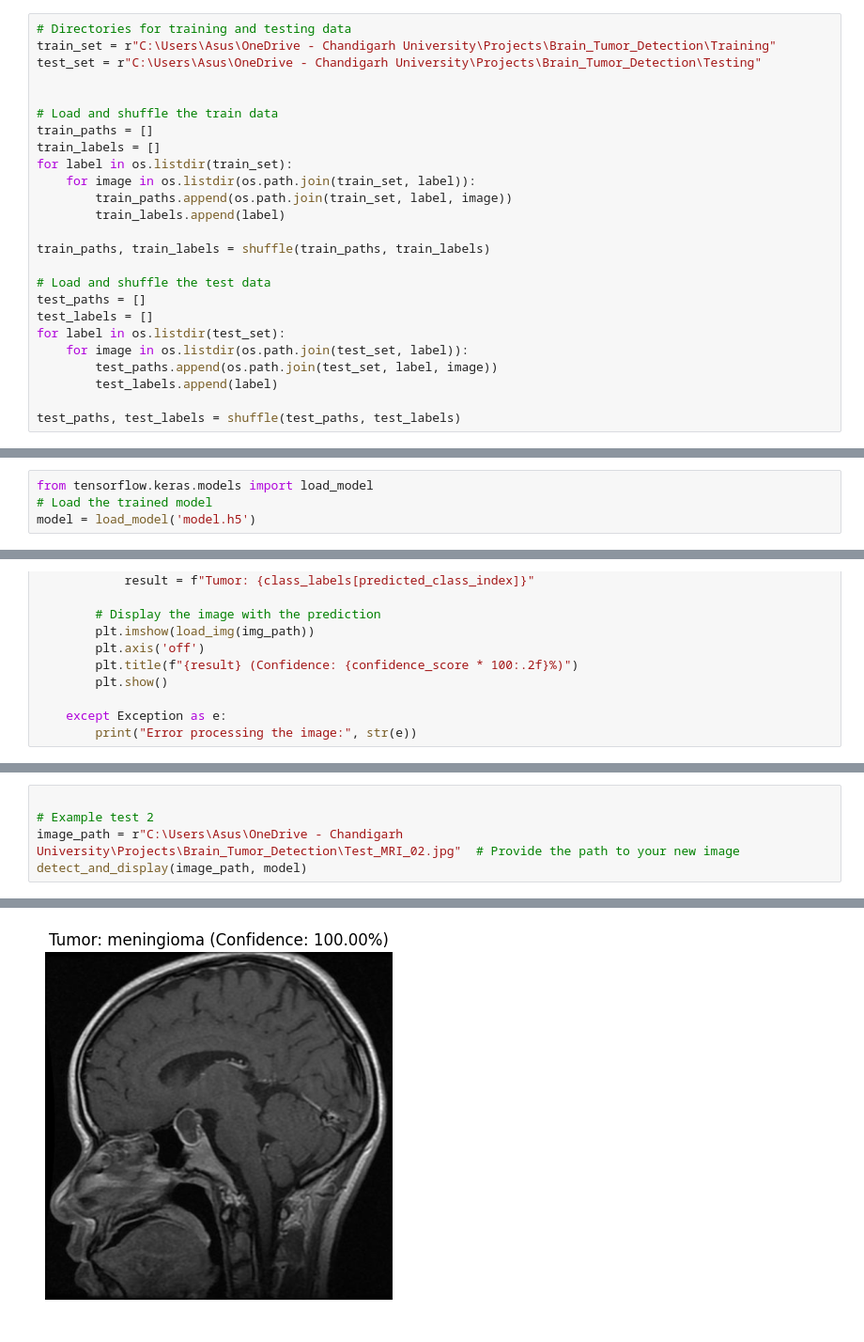
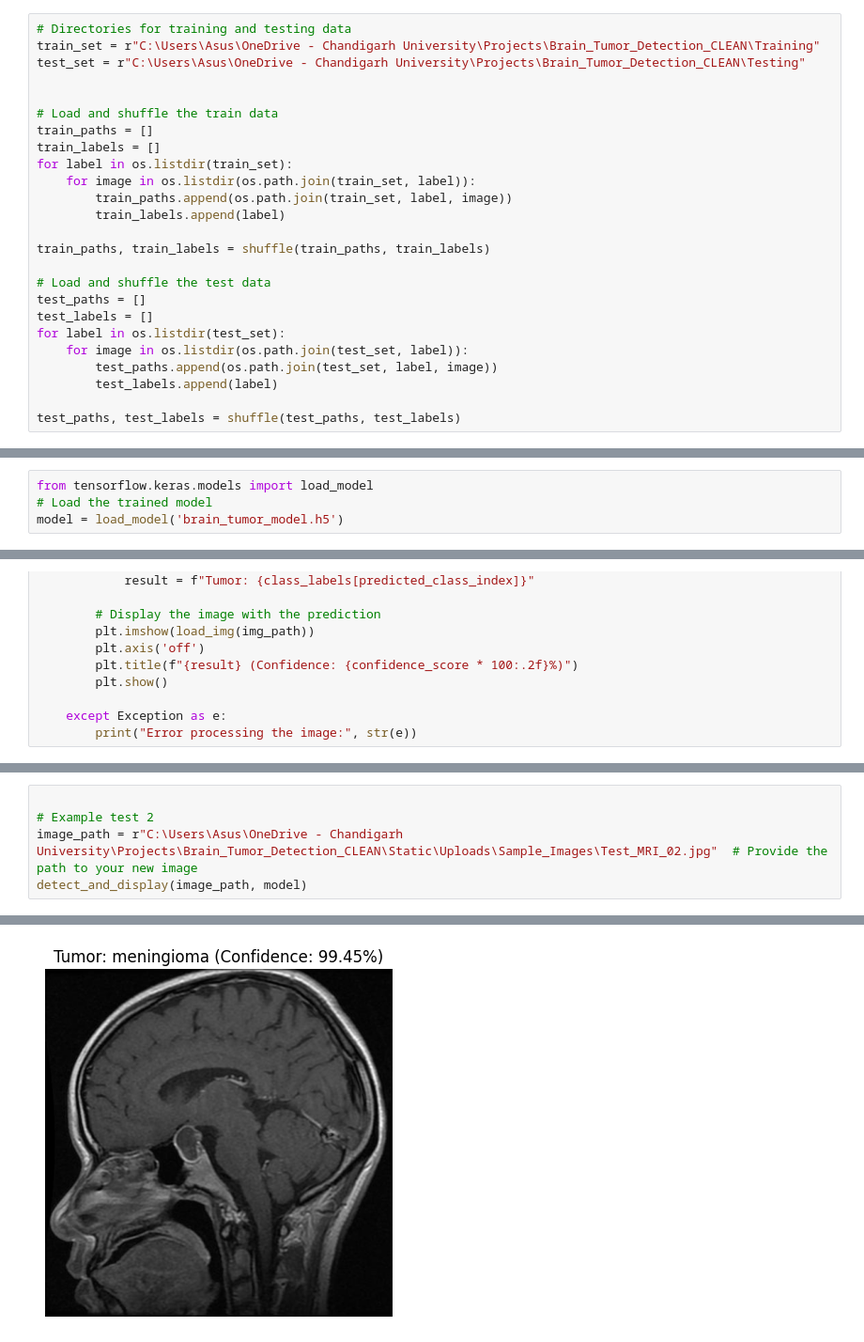
Before and after one commit to hardik2712-ai/Brain_Tumor_Detection, a Jupyter notebook: brain_tumour_detection_using_deep_learning.ipynb, the cells around one changed output, grey strips where cells are left out. Shown at 94% size. Drawn from its saved outputs; the diff is of its cells as text.

```diff
--- a/brain_tumour_detection_using_deep_learning.ipynb
+++ b/brain_tumour_detection_using_deep_learning.ipynb
@@ -15,8 +15,8 @@ from sklearn.utils import shuffle  # For shuffling the data
 # Load Datasets
 # %%
 # Directories for training and testing data
-train_set = r"C:\Users\Asus\OneDrive - Chandigarh University\Projects\Brain_Tumor_Detection\Training"
-test_set = r"C:\Users\Asus\OneDrive - Chandigarh University\Projects\Brain_Tumor_Detection\Testing"
+train_set = r"C:\Users\Asus\OneDrive - Chandigarh University\Projects\Brain_Tumor_Detection_CLEAN\Training"
+test_set = r"C:\Users\Asus\OneDrive - Chandigarh University\Projects\Brain_Tumor_Detection_CLEAN\Testing"
 
 
 # Load and shuffle the train data
@@ -280,7 +280,7 @@ model.save('model.h5')
 # %%
 from tensorflow.keras.models import load_model
 # Load the trained model
-model = load_model('model.h5')
+model = load_model('brain_tumor_model.h5')
 # %% [markdown]
 # MRI Tumor Detection System
 # %%
@@ -332,6 +332,6 @@ detect_and_display(image_path, model)
 # %%
 
 # Example test 2
-image_path = r"C:\Users\Asus\OneDrive - Chandigarh University\Projects\Brain_Tumor_Detection\Test_MRI_02.jpg"  # Provide the path to your new image
+image_path = r"C:\Users\Asus\OneDrive - Chandigarh University\Projects\Brain_Tumor_Detection_CLEAN\Static\Uploads\Sample_Images\Test_MRI_02.jpg"  # Provide the path to your new image
 detect_and_display(image_path, model)
 # %% [output]
@@ -339,3 +339,3 @@ detect_and_display(image_path, model)
-[figure, old version]
+[figure, new version]
 # %%
 # Example test 3
```
Also changed, not shown: parts of 11 cells of this notebook, 10 other files.
